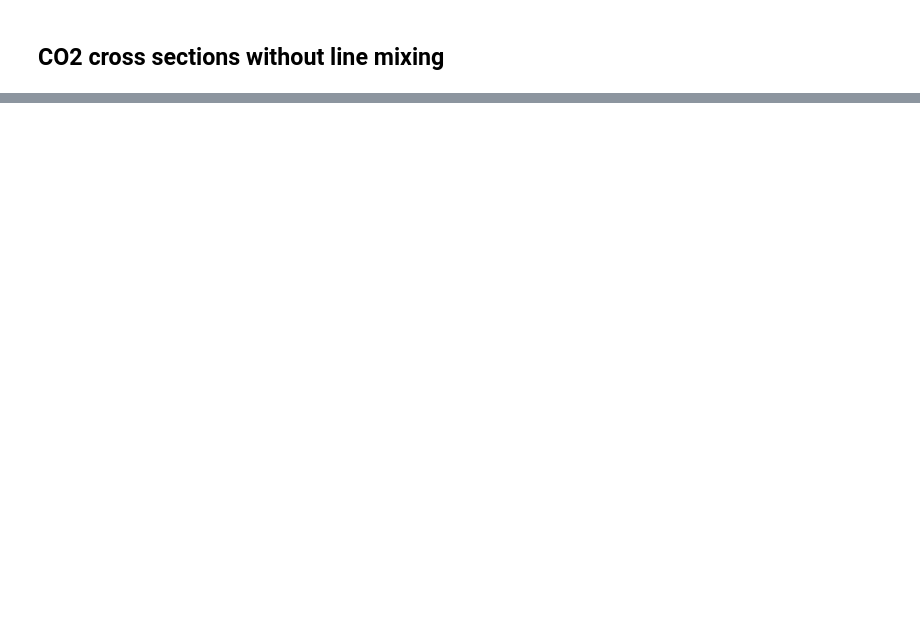
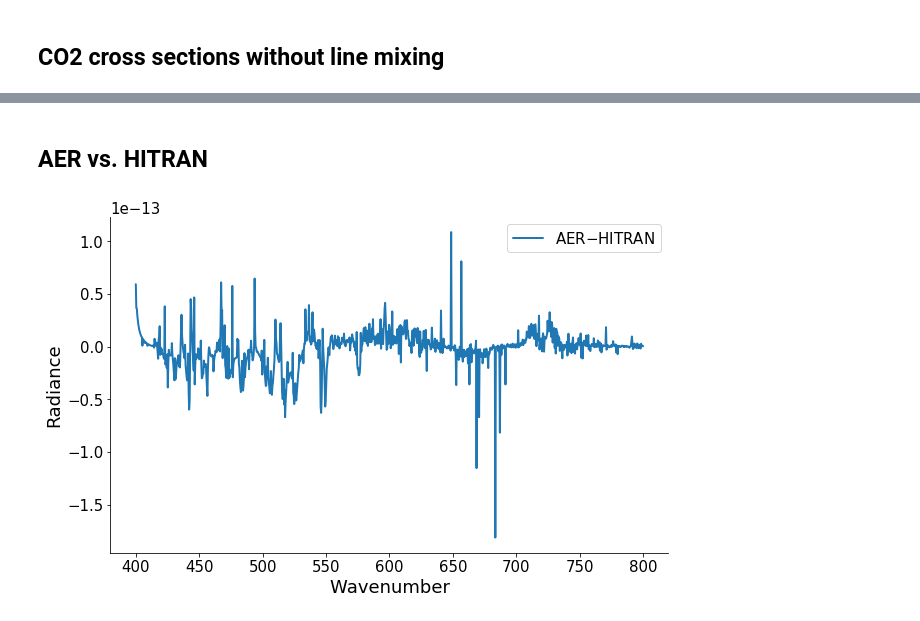
Before and after one commit to olemke/linemixing-test, a Jupyter notebook: linemixing.ipynb, the cells around one changed output, grey strips where cells are left out. Cells and saved outputs as stored; diff of their text form; code cells hidden in the pictures; blank space fills up the shorter version.

```diff
--- a/linemixing.ipynb
+++ b/linemixing.ipynb
@@ -40,0 +64,10 @@ ax.set_yscale('log')
+# %% [markdown]
+AER vs. HITRAN
+--
+# %%
+plt.plot(f/3e10, y_nolm_aer - y_nolm_hitran, label='AER$-$HITRAN')
+plt.ylabel('Radiance')
+plt.xlabel('Wavenumber')
+l = plt.legend()
+# %% [output]
+[figure, added]
```
Also changed, not shown: parts of 15 cells of this notebook.
